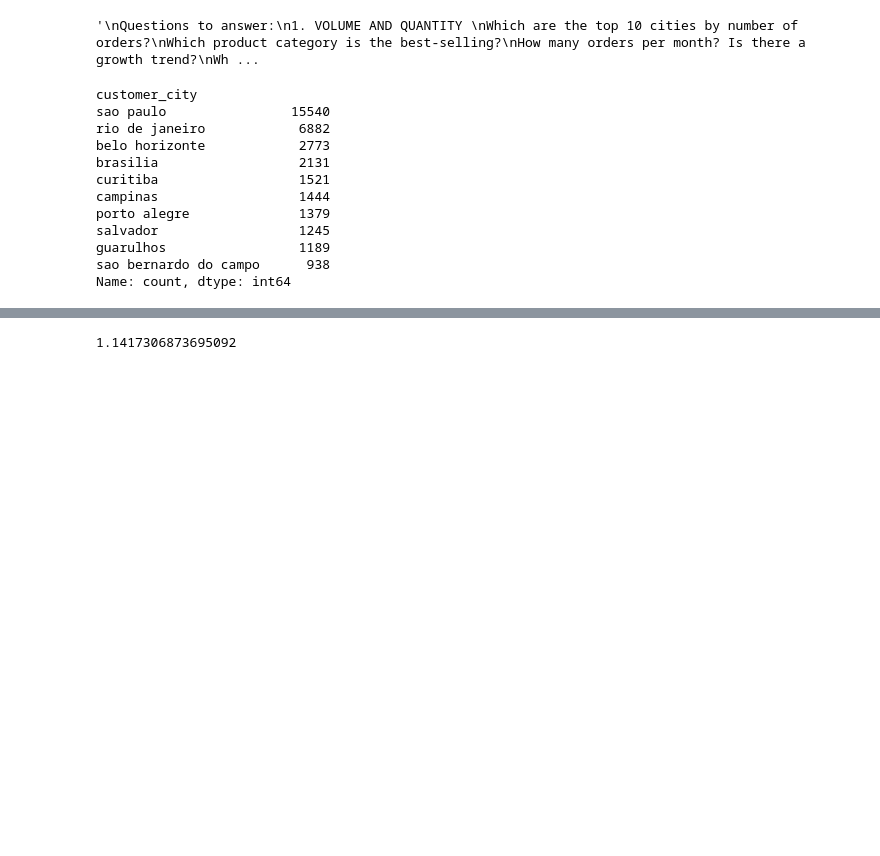
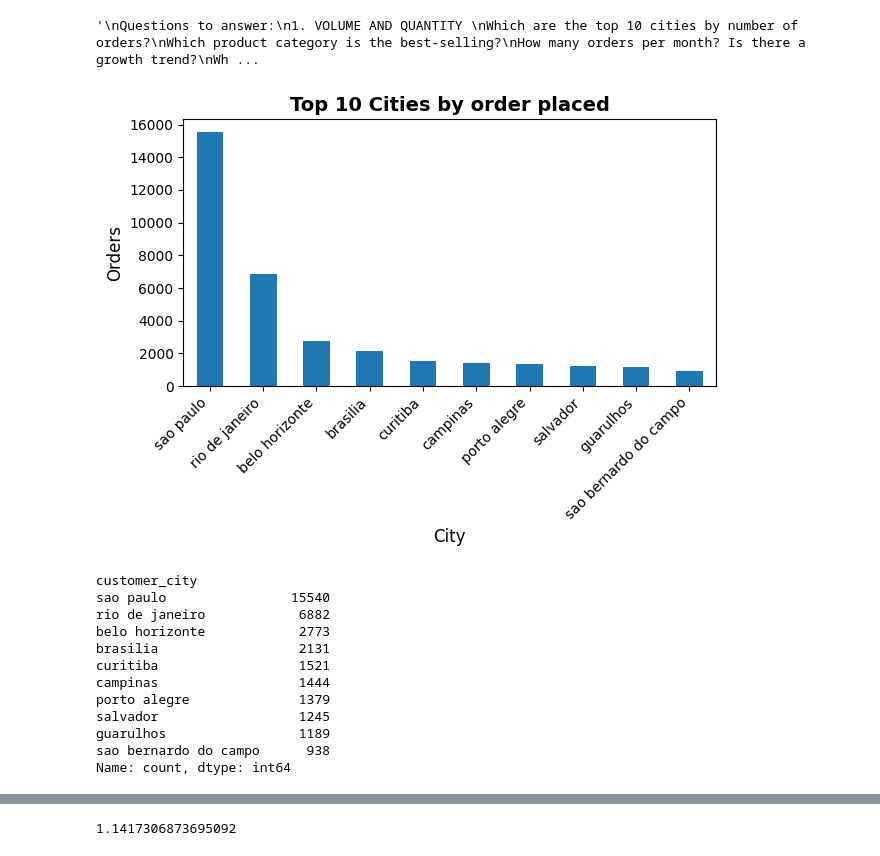
Before and after one commit to CrazySlots/data-engineering-portfolio, a Jupyter notebook: 01_data_exploration/proyecto_1_datasets.ipynb, the cells around one changed output, grey strips where cells are left out. Cells and saved outputs as stored; diff of their text form; code cells hidden in the pictures; blank space fills up the shorter version.

Commit message:
Added graphs up to most revenue categories

```diff
--- a/01_data_exploration/proyecto_1_datasets.ipynb
+++ b/01_data_exploration/proyecto_1_datasets.ipynb
@@ -30,10 +31,18 @@ What is the average number of items per order?
 # %%
 #Which are the top 10 cities by number of orders?
 #Joining orders and customers information
 df_customers_orders=df_orders.merge(df_customer, how='left', on='customer_id')
 top_10_cities=df_customers_orders['customer_city'].value_counts().head(10)
+top_10_cities.plot(kind='bar')
+plt.title('Top 10 Cities by order placed', fontsize=14, fontweight='bold')
+plt.xlabel('City', fontsize=12)
+plt.ylabel('Orders', fontsize=12)
+plt.xticks(rotation=45, ha='right')  # Rotates city names so they don't overlap
+plt.tight_layout()
+plt.show()
 print(top_10_cities)
 # %% [output]
+[figure, added]
 customer_city
 sao paulo                15540
 rio de janeiro            6882
```
Also changed, not shown: parts of 17 cells of this notebook.
